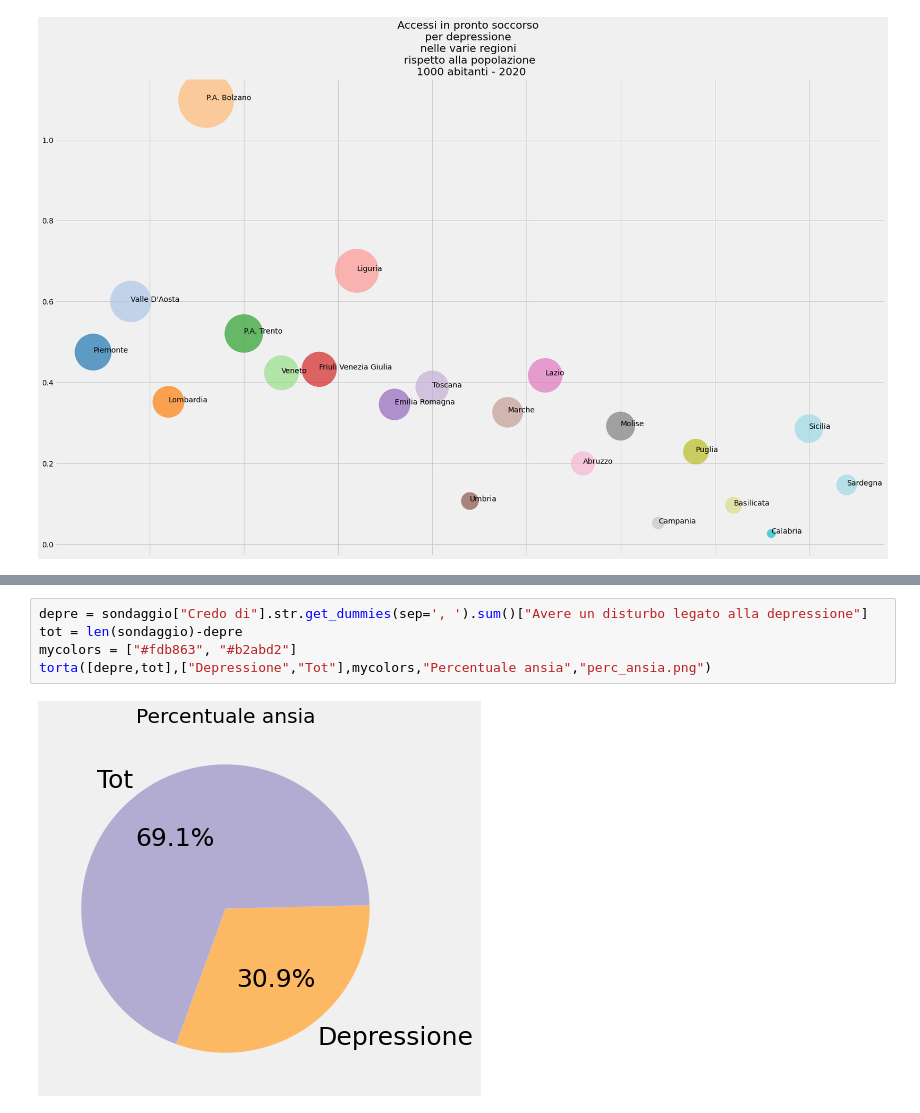
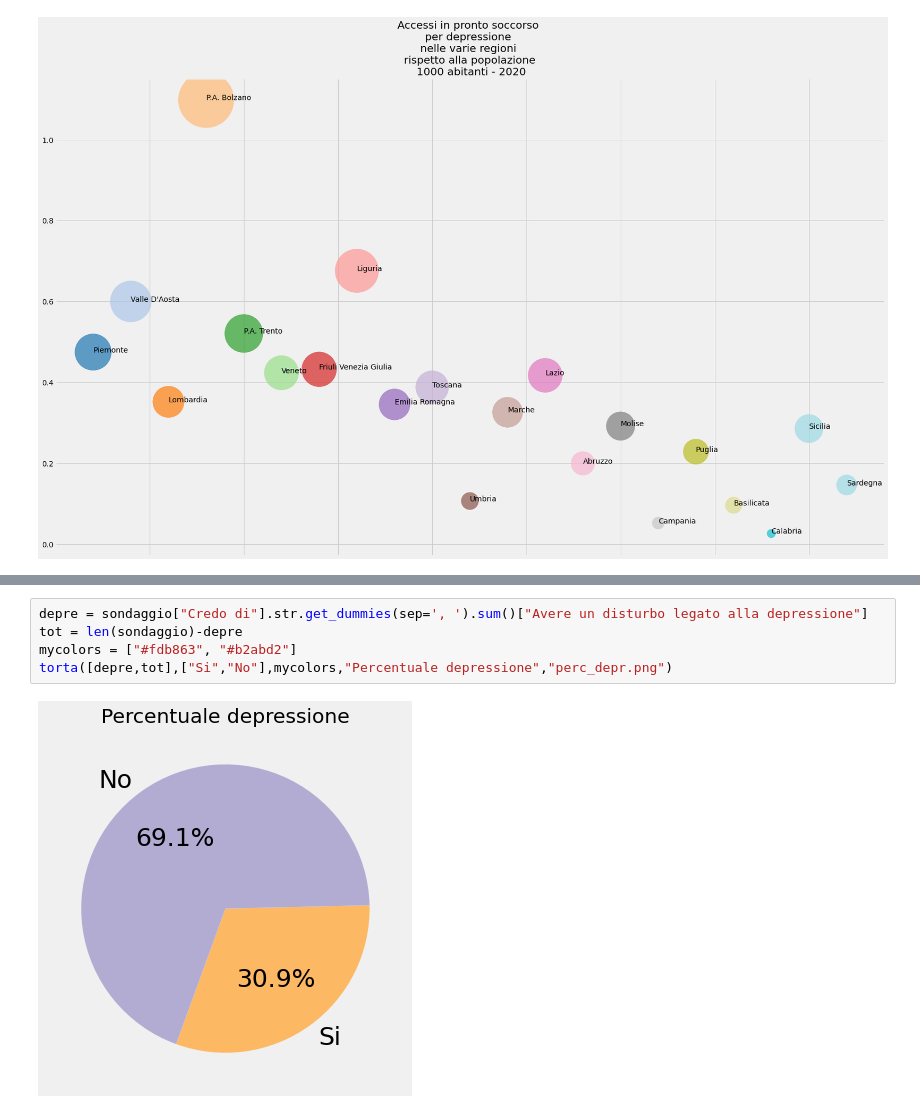
Before and after one commit to danipiazza/Salute-Mentale, a Jupyter notebook: File/Analisi.ipynb, the cells around one changed output, grey strips where cells are left out. Cells and saved outputs as stored; diff of their text form.

```diff
--- a/File/Analisi.ipynb
+++ b/File/Analisi.ipynb
@@ -631,10 +631,10 @@ torta([ansia,tot],["Ansia","Tot"],mycolors,"Percentuale ansia","perc_ansia.png")
 # %%
 depre = sondaggio["Credo di"].str.get_dummies(sep=', ').sum()["Avere un disturbo legato alla depressione"]
 tot = len(sondaggio)-depre
 mycolors = ["#fdb863", "#b2abd2"]
-torta([depre,tot],["Depressione","Tot"],mycolors,"Percentuale ansia","perc_ansia.png")
+torta([depre,tot],["Si","No"],mycolors,"Percentuale depressione","perc_depr.png")
 # %% [output]
-[figure, old version]
+[figure, new version]
 # %%
 uomo_corpo= sondaggio[(sondaggio["Nella mia vita  [Ho/ho avuto un brutto rapporto con il mio corpo]"]=="Vero")&(sondaggio["Sono"]=="Uomo")]
 donna_corpo= sondaggio[(sondaggio["Nella mia vita  [Ho/ho avuto un brutto rapporto con il mio corpo]"]=="Vero")&(sondaggio["Sono"]=="Donna")]
```
Also changed, not shown: parts of 8 cells of this notebook.
